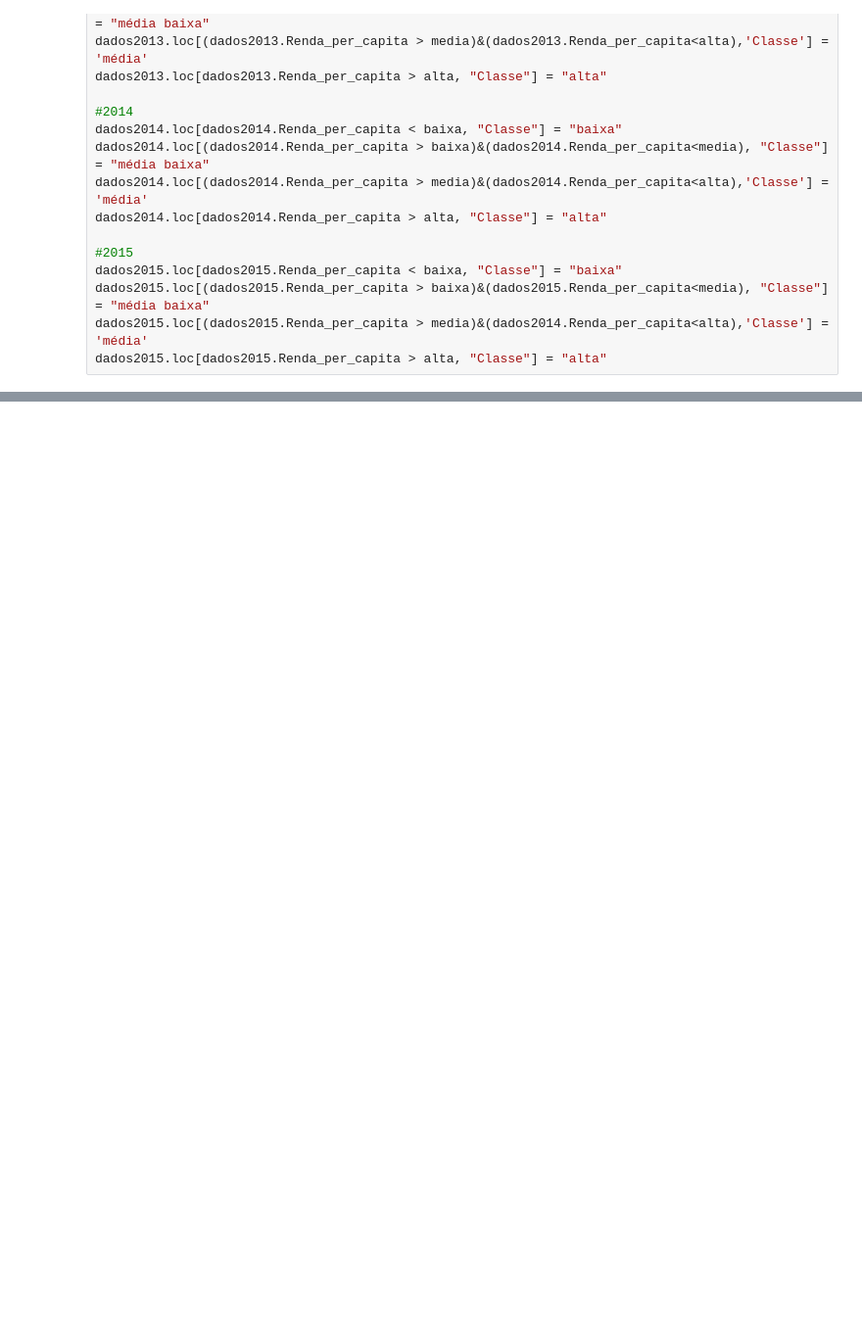
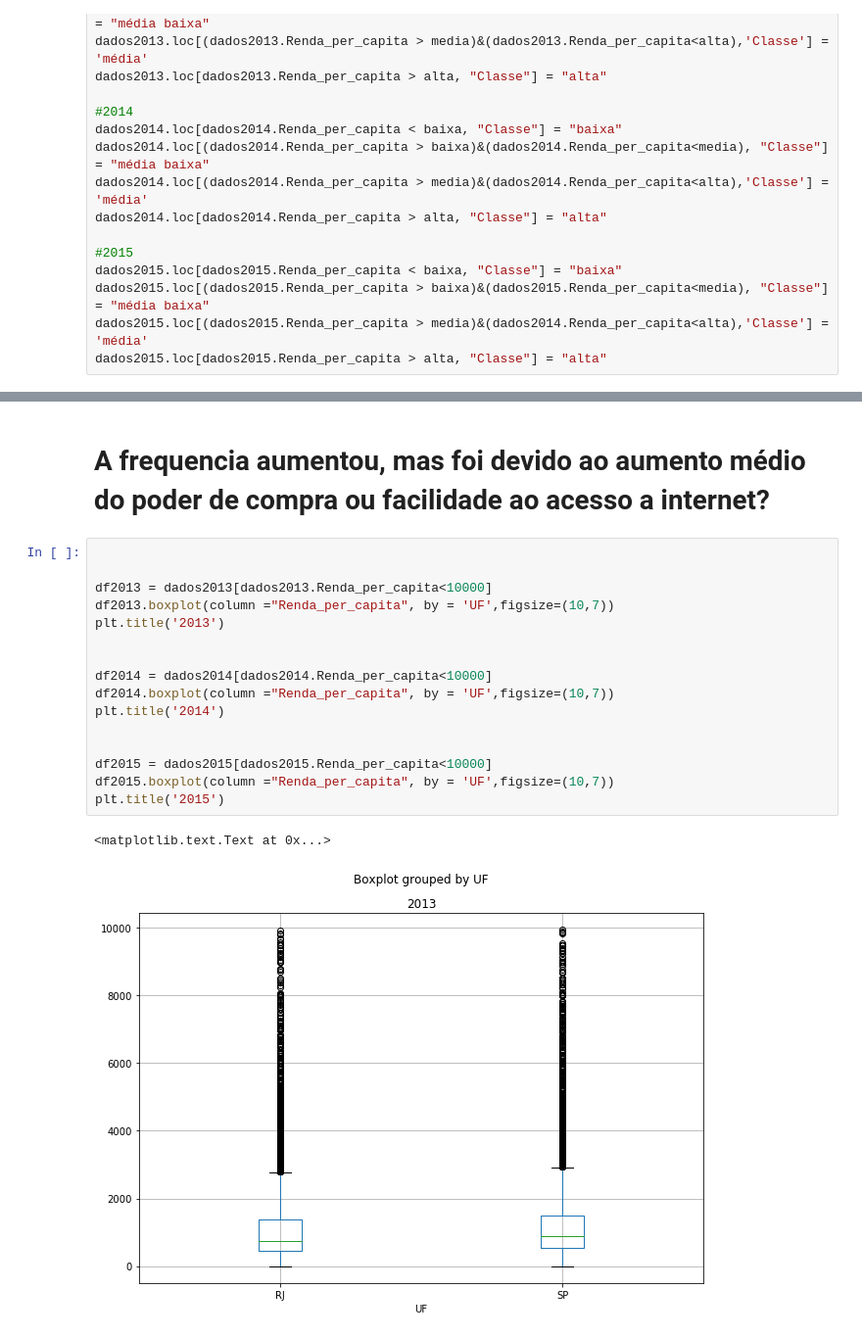
Before and after one commit to pedrooa/CD, a Jupyter notebook: CD/Projeto1_final.ipynb, the cells around one changed output, grey strips where cells are left out. Shown: that part at 98% size. Saved outputs shown, nothing was run; the diff lists cells and outputs as text; blank space fills up the shorter version.

```diff
--- a/CD/Projeto1_final.ipynb
+++ b/CD/Projeto1_final.ipynb
@@ -246,0 +248,21 @@ plt.show()
+# %% [markdown]
+# A frequencia aumentou, mas foi devido ao aumento médio do poder de compra ou facilidade ao acesso a internet?
+# %%
+
+
+df2013 = dados2013[dados2013.Renda_per_capita<10000]
+df2013.boxplot(column ="Renda_per_capita", by = 'UF',figsize=(10,7))
+plt.title('2013')
+
+
+df2014 = dados2014[dados2014.Renda_per_capita<10000]
+df2014.boxplot(column ="Renda_per_capita", by = 'UF',figsize=(10,7))
+plt.title('2014')
+
+
+df2015 = dados2015[dados2015.Renda_per_capita<10000]
+df2015.boxplot(column ="Renda_per_capita", by = 'UF',figsize=(10,7))
+plt.title('2015')
+# %% [output]
+<matplotlib.text.Text at 0x...>
+[figure, added]
```
Also changed, not shown: parts of 18 cells of this notebook, 3 other files.
